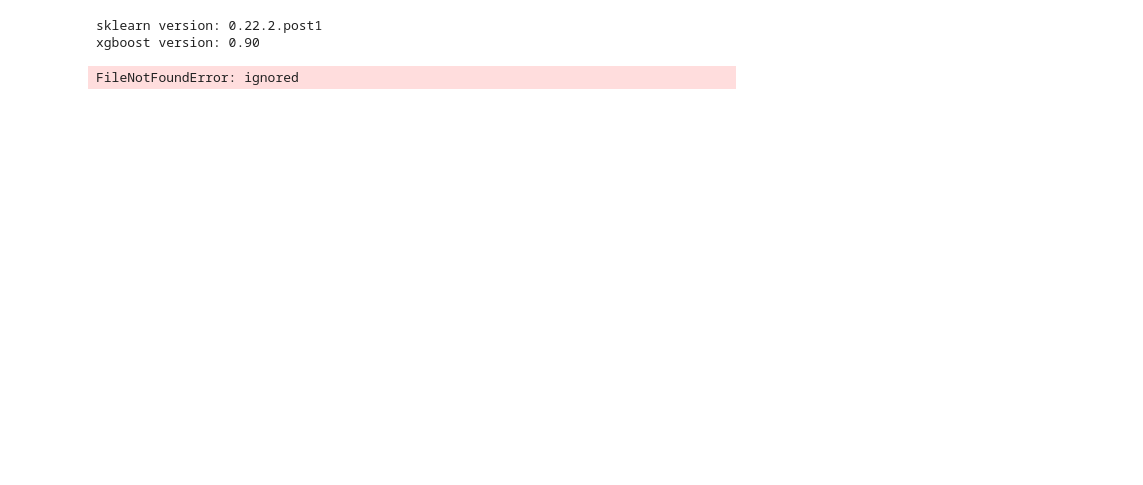
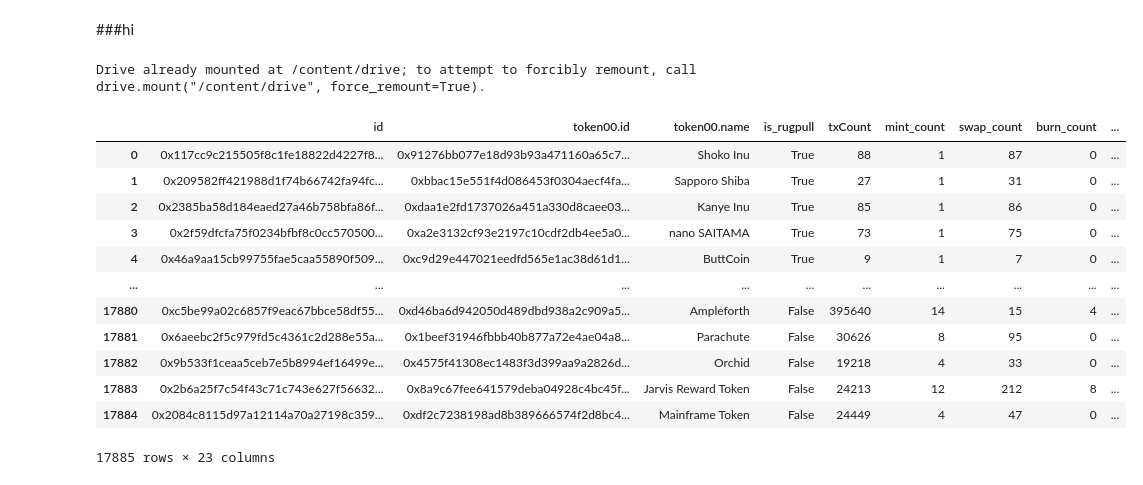
Before and after one commit to NesquikPlz/kisa_rugpullpredection, a Jupyter notebook: kisa_rugpullpredetection_xgboost.ipynb, the cells around one changed output. Cells and saved outputs as stored; diff of their text form; code cells hidden in the pictures; blank space fills up the shorter version.

Commit message:
Colaboratory를 통해 생성됨

```diff
--- a/kisa_rugpullpredetection_xgboost.ipynb
+++ b/kisa_rugpullpredetection_xgboost.ipynb
@@ -17,45 +3,2 @@ XGBClassifier(base_score=0.5, booster='gbtree', colsample_bylevel=1,
-# %%
-# 경고 출력하지 않음 -----------
-import warnings
-warnings.filterwarnings('ignore')
-
-# 라이브러리와 데이터 가져오기
-import numpy as np
-import pandas as pd
-from sklearn.model_selection import train_test_split
-import xgboost as xgb
-import sklearn
-from sklearn.metrics import classification_report, accuracy_score
-
-print('sklearn version: %s' % sklearn.__version__)
-print('xgboost version: %s' % xgb.__version__)
-
-hr_df = pd.read_csv("data/HR_comma_sep.csv")
-hr_df.head()
-
-# 시험/훈련 데이터 관측점 구분
-colnames = ['satisfaction_level', 'last_evaluation', 'number_project', 'average_montly_hours', 'time_spend_company', 'Work_accident',
-       'promotion_last_5years']
-
-X, y = hr_df[colnames], hr_df[['left']]
-X_train, X_test, y_train, y_test= train_test_split(X, y, test_size=0.3, random_state=777)
-
-# XGBoost 예측모형
-xgb_model = xgb.XGBClassifier(silent=False,
-                              booster='gbtree',
-                              scale_pos_weight=1,
-                              learning_rate=0.01,
-                              colsample_bytree = 0.4,
-                              subsample = 0.8,
-                              objective='binary:logistic',
-                              n_estimators=100,
-                              max_depth=4,
-                              gamma=10,
-                              seed=777)
-
-hr_pred = xgb_model.fit(X_train, y_train).predict(X_test)
-print(classification_report(y_test, hr_pred))
-# %% [output]
-sklearn version: 0.22.2.post1
-xgboost version: 0.90
-FileNotFoundError: ignored
+# %% [markdown]
+###hi
@@ -61,0 +23,22 @@ FileNotFoundError: ignored
+# %%
+from google.colab import drive
+drive.mount('/content/drive')
+# %% [output]
+Drive already mounted at /content/drive; to attempt to forcibly remount, call drive.mount("/content/drive", force_remount=True).
+# %%
+train = pd.read_csv('/content/drive/MyDrive/dataset/Dataset_v1.0.csv')
+train
+# %% [output]
+|  | id | token00.id | token00.name | is_rugpull | txCount | mint_count | swap_count | burn_count | ... |
+| 0 | 0x117cc9c215505f8c1fe18822d4227f8... | 0x91276bb077e18d93b93a471160a65c7... | Shoko Inu | True | 88 | 1 | 87 | 0 | ... |
+| 1 | 0x209582ff421988d1f74b66742fa94fc... | 0xbbac15e551f4d086453f0304aecf4fa... | Sapporo Shiba | True | 27 | 1 | 31 | 0 | ... |
+| 2 | 0x2385ba58d184eaed27a46b758bfa86f... | 0xdaa1e2fd1737026a451a330d8caee03... | Kanye Inu | True | 85 | 1 | 86 | 0 | ... |
+| 3 | 0x2f59dfcfa75f0234bfbf8c0cc570500... | 0xa2e3132cf93e2197c10cdf2db4ee5a0... | nano SAITAMA | True | 73 | 1 | 75 | 0 | ... |
+| 4 | 0x46a9aa15cb99755fae5caa55890f509... | 0xc9d29e447021eedfd565e1ac38d61d1... | ButtCoin | True | 9 | 1 | 7 | 0 | ... |
+| ... | ... | ... | ... | ... | ... | ... | ... | ... | ... |
+| 17880 | 0xc5be99a02c6857f9eac67bbce58df55... | 0xd46ba6d942050d489dbd938a2c909a5... | Ampleforth | False | 395640 | 14 | 15 | 4 | ... |
+| 17881 | 0x6aeebc2f5c979fd5c4361c2d288e55a... | 0x1beef31946fbbb40b877a72e4ae04a8... | Parachute | False | 30626 | 8 | 95 | 0 | ... |
+| 17882 | 0x9b533f1ceaa5ceb7e5b8994ef16499e... | 0x4575f41308ec1483f3d399aa9a2826d... | Orchid | False | 19218 | 4 | 33 | 0 | ... |
+| 17883 | 0x2b6a25f7c54f43c71c743e627f56632... | 0x8a9c67fee641579deba04928c4bc45f... | Jarvis Reward Token | False | 24213 | 12 | 212 | 8 | ... |
+| 17884 | 0x2084c8115d97a12114a70a27198c359... | 0xdf2c7238198ad8b389666574f2d8bc4... | Mainframe Token | False | 24449 | 4 | 47 | 0 | ... |
+17885 rows × 23 columns
```
Also changed, not shown: parts of 7 cells of this notebook.
